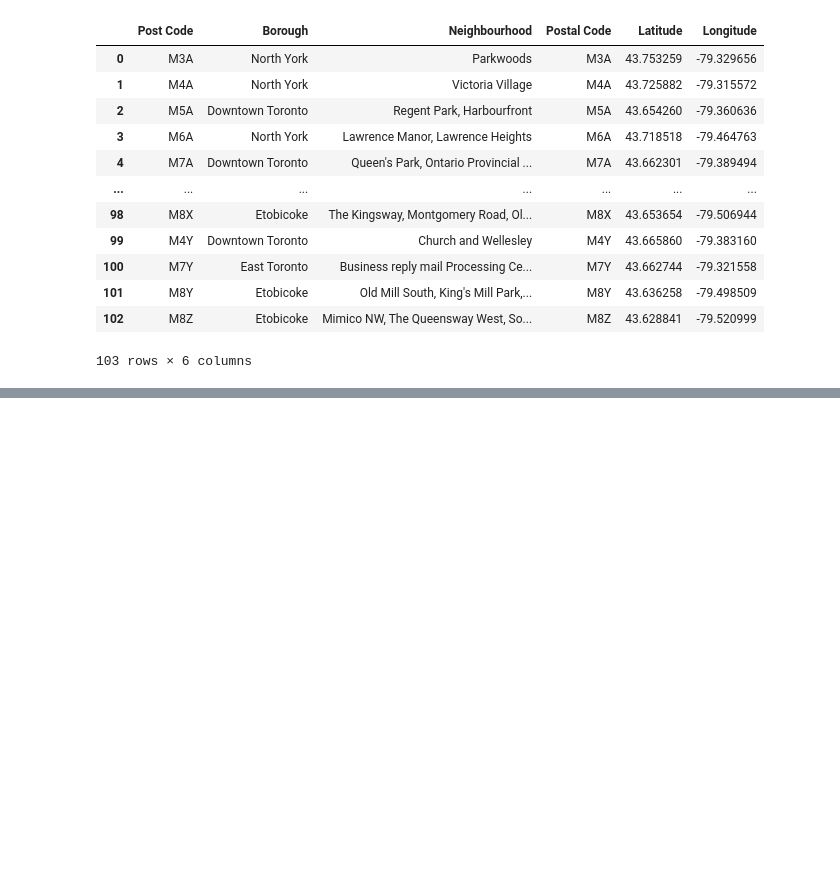
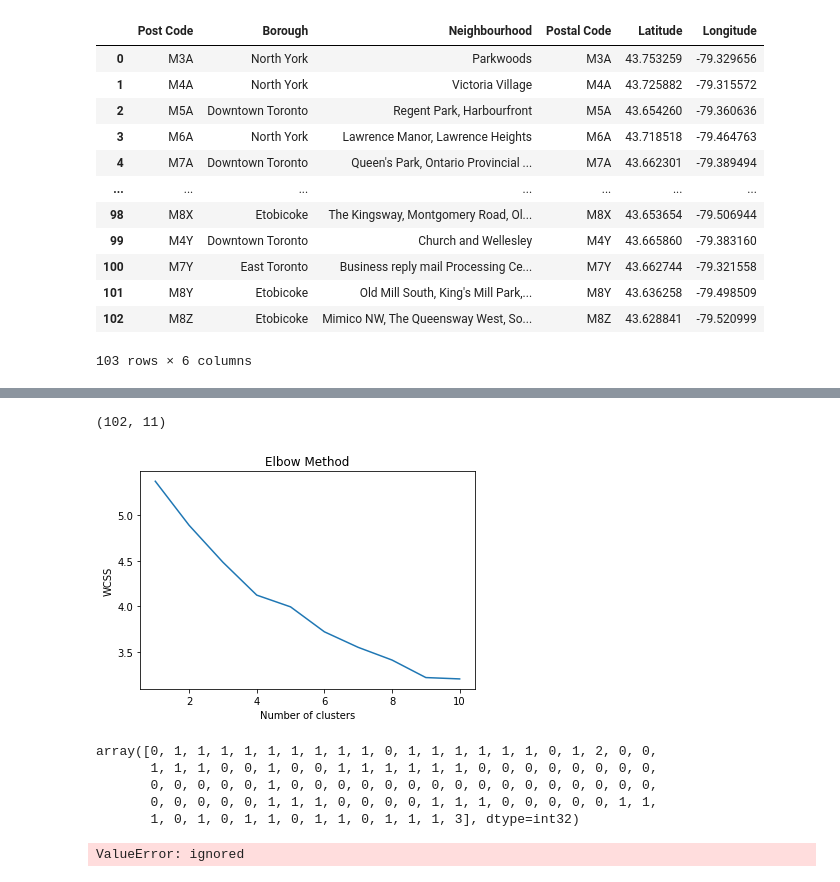
Before and after one commit to MarkBuchbach/Coursera_Capstone, a Jupyter notebook: Week3Assignment.ipynb, the cells around one changed output, grey strips where cells are left out. Drawn from its saved outputs; the diff is of its cells as text; code cells hidden in the pictures; blank space fills up the shorter version.

```diff
--- a/Week3Assignment.ipynb
+++ b/Week3Assignment.ipynb
@@ -120,0 +237,6 @@ Merged
+# %%
+toronto_venues = getNearbyVenues(postcodes = Merged['Post Code'],
+                                  names=Merged['Neighbourhood'],
+                                   latitudes=Merged['Latitude'],
+                                   longitudes=Merged['Longitude'],
+                                 )
@@ -120,0 +269,11 @@ Merged
+# %%
+toronto_onehot = pd.get_dummies(toronto_venues[['Venue Category']], prefix="", prefix_sep="")
+
+# add neighborhood column back to dataframe
+toronto_onehot['Post Code'] = toronto_venues['Post Code']
+
+
+# move neighborhood column to the first column
+fixed_columns = [toronto_onehot.columns[-1]] + list(toronto_onehot.columns[:-1])
+toronto_onehot = toronto_onehot[fixed_columns]
+toronto_onehot.head()
@@ -120,0 +292,3 @@ Merged
+# %%
+toronto_grouped = toronto_onehot.groupby('Post Code').mean().reset_index()
+toronto_grouped
@@ -120,0 +349,40 @@ Merged
+# %%
+num_top_venues = 10
+
+indicators = ['st', 'nd', 'rd']
+
+# create columns according to number of top venues
+columns = ['Post Code']
+for ind in np.arange(num_top_venues):
+    try:
+        columns.append('{}{} Most Common Venue'.format(ind+1, indicators[ind]))
+    except:
+        columns.append('{}th Most Common Venue'.format(ind+1))
+
+# create a new dataframe
+neighborhoods_venues_sorted = pd.DataFrame(columns=columns)
+neighborhoods_venues_sorted['Post Code'] = toronto_grouped['Post Code']
+
+for ind in np.arange(toronto_grouped.shape[0]):
+    neighborhoods_venues_sorted.iloc[ind, 1:] = return_most_common_venues(toronto_grouped.iloc[ind, :], num_top_venues)
+
+neighborhoods_venues_sorted.shape
+# %% [output]
+(102, 11)
+# %%
+X = toronto_grouped.drop(columns='Post Code', axis = 1)
+# %%
+import matplotlib.pyplot as plt
+from sklearn.cluster import KMeans
+wcss = []
+for i in range(1, 11):
+    kmeans = KMeans(n_clusters = i, init = 'k-means++')
+    kmeans.fit(X)
+    wcss.append(kmeans.inertia_)
+plt.plot(range(1, 11), wcss)
+plt.title('Elbow Method')
+plt.xlabel('Number of clusters')
+plt.ylabel('WCSS')
+plt.show()
+# %% [output]
+[figure, added]
@@ -120,0 +393,12 @@ Merged
+# %%
+y_kmeans
+# %% [output]
+array([0, 1, 1, 1, 1, 1, 1, 1, 1, 1, 0, 1, 1, 1, 1, 1, 1, 0, 1, 2, 0, 0,
+       1, 1, 1, 0, 0, 1, 0, 0, 1, 1, 1, 1, 1, 1, 0, 0, 0, 0, 0, 0, 0, 0,
+       0, 0, 0, 0, 0, 1, 0, 0, 0, 0, 0, 0, 0, 0, 0, 0, 0, 0, 0, 0, 0, 0,
+       0, 0, 0, 0, 0, 1, 1, 1, 0, 0, 0, 0, 1, 1, 1, 0, 0, 0, 0, 0, 1, 1,
+       1, 0, 1, 0, 1, 1, 0, 1, 1, 0, 1, 1, 1, 3], dtype=int32)
+# %%
+neighborhoods_venues_sorted.insert(0, 'Cluster Labels', kmeans.labels_)
+# %% [output]
+ValueError: ignored
```
Also changed, not shown: parts of 23 cells of this notebook.
